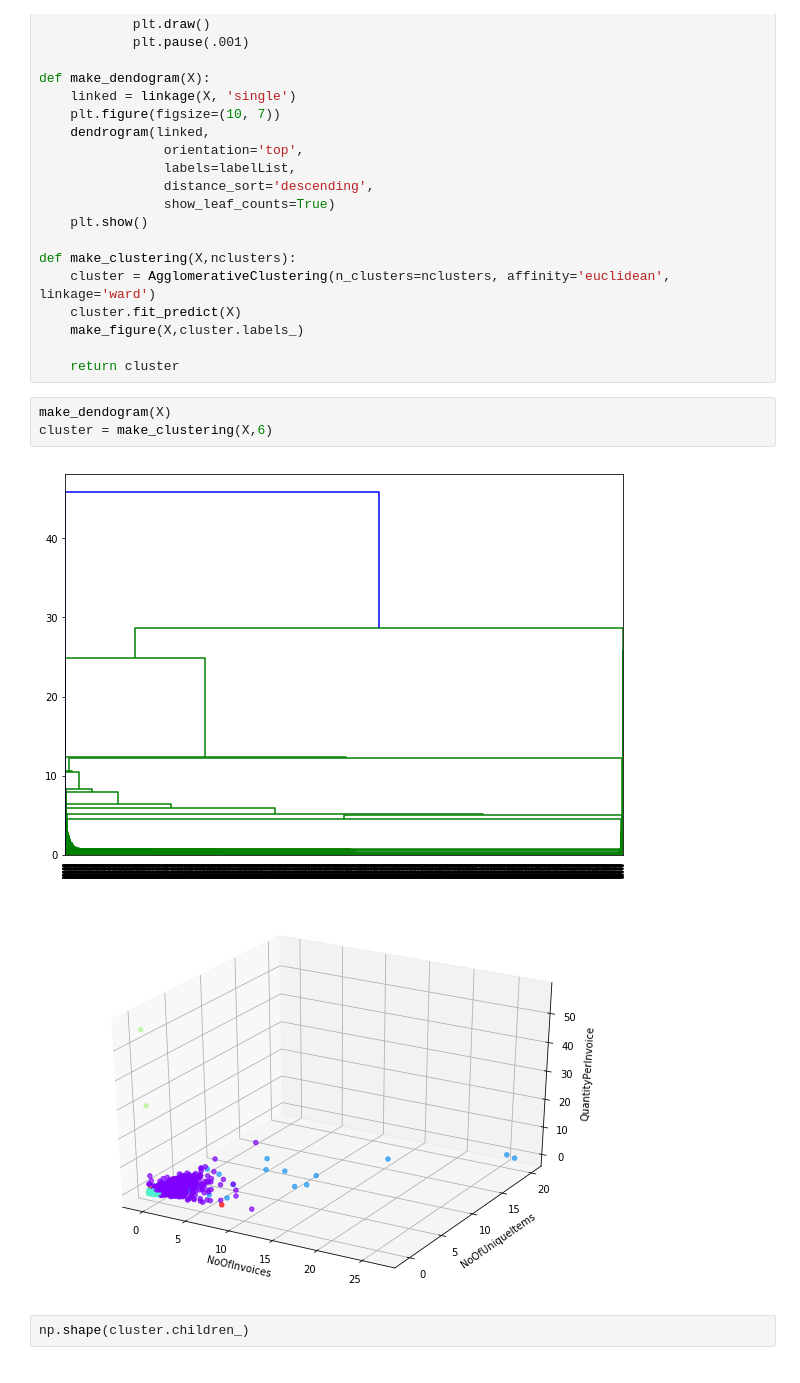
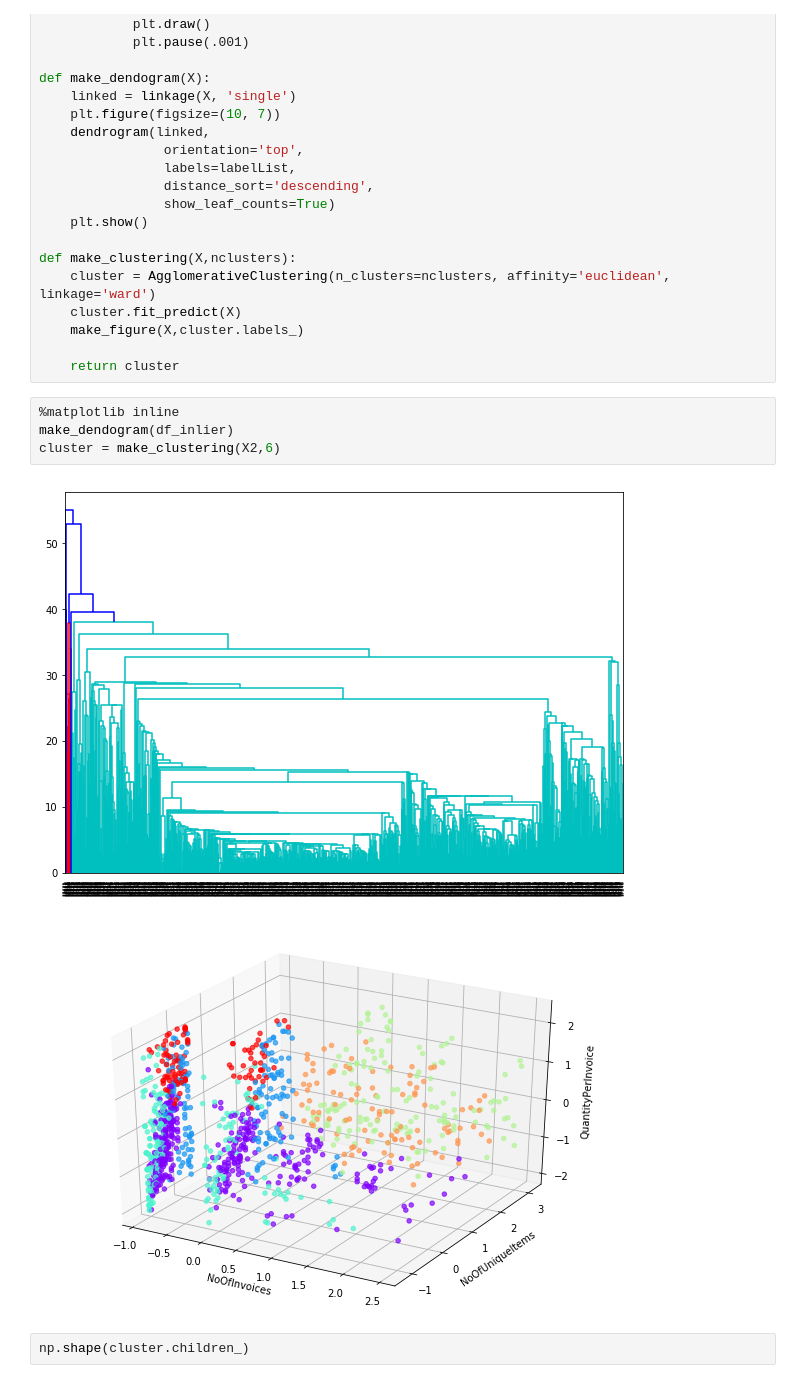
Before and after one commit to nickyeolk/aiap_projects, a Jupyter notebook: aiap-week3/Part 1 Notebook I.ipynb, the cells around one changed output. Cells and saved outputs as stored; diff of their text form.

```diff
--- a/aiap-week3/Part 1 Notebook I.ipynb
+++ b/aiap-week3/Part 1 Notebook I.ipynb
@@ -274,12 +274,13 @@ def make_clustering(X,nclusters):
     make_figure(X,cluster.labels_)
 
     return cluster
-# %%
-make_dendogram(X)
-cluster = make_clustering(X,6)
-# %% [output]
-[figure, removed]
-[figure, removed]
+# %%
+%matplotlib inline
+make_dendogram(df_inlier)
+cluster = make_clustering(X2,6)
+# %% [output]
+[figure, added]
+[figure, added]
 # %%
 np.shape(cluster.children_)
 # %% [output]
```
Also changed, not shown: 1 other file.
